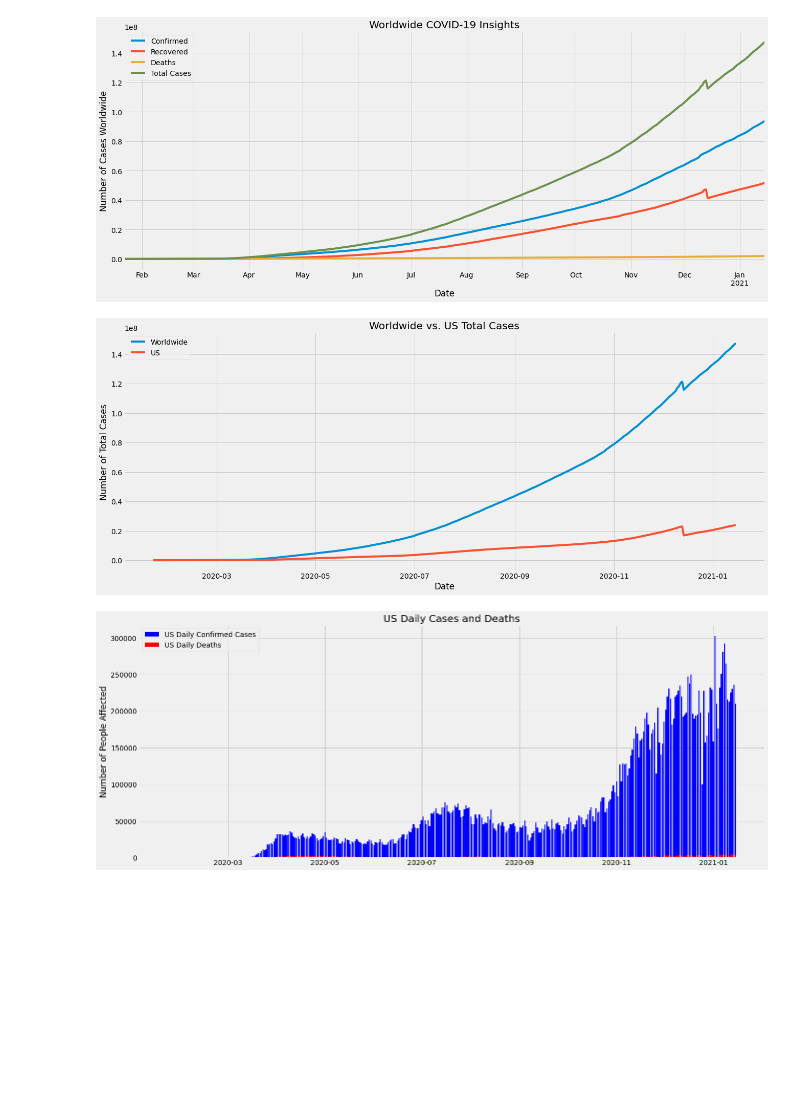
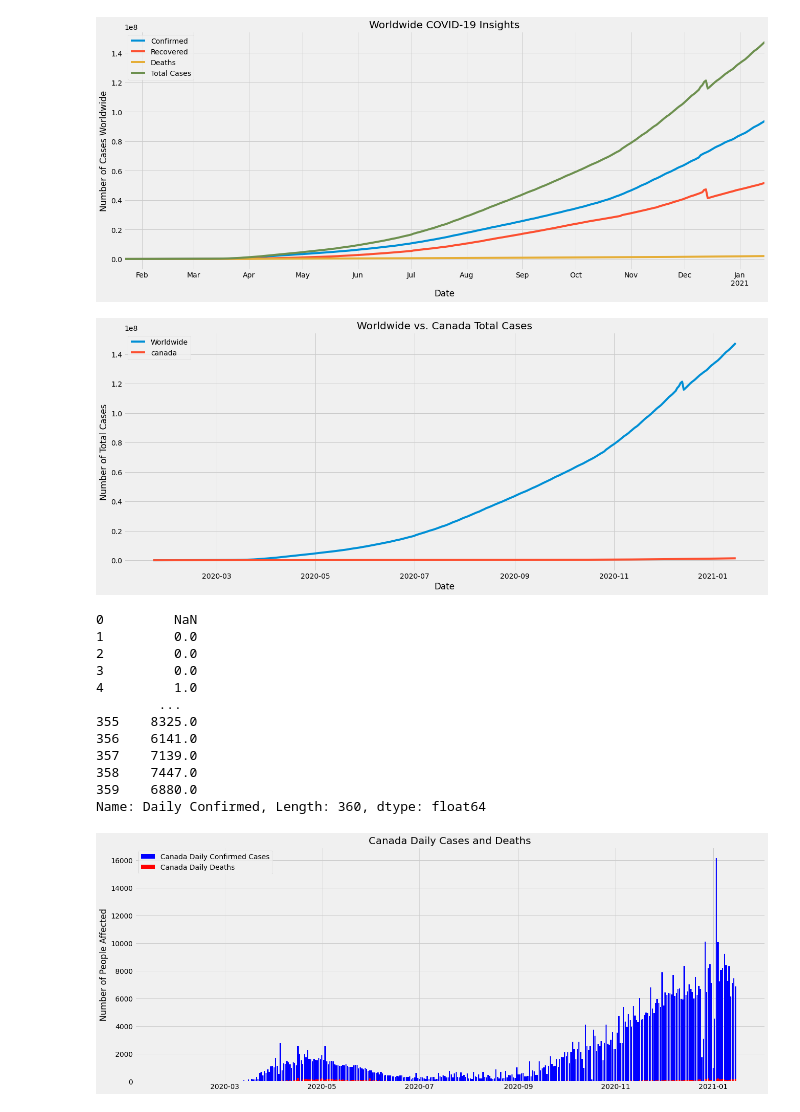
Before and after one commit to NathanHannon/python_covid_visualization, a Jupyter notebook: covid-19_visualization.ipynb, the cells around one changed output. Cells and saved outputs as stored; diff of their text form; code cells hidden in the pictures; blank space fills up the shorter version.

Commit message:
Reverted to only reporting one country due to graph errors

```diff
--- a/covid-19_visualization.ipynb
+++ b/covid-19_visualization.ipynb
@@ -21,40 +21,53 @@ plt.show()
 # %% [output]
 [figure]
 # %%
-country = input('Enter the name of a country (for america enter "US")')
+# country = input('Enter the name of a country (for america enter "US")')
 
-country_df = df[df['Country']==f'{country}'].groupby(['Date']).sum()
+ca_df = df[df['Country']==f'Canada'].groupby(['Date']).sum()
 
 fig = plt.figure(figsize=(20,8))
 ax = fig.add_subplot(111)
 
 ax.plot(worldwide_df[['Total Cases']], label='Worldwide')
-ax.plot(country_df[['Total Cases']], label=f'{country}')
+ax.plot(ca_df[['Total Cases']], label=f'canada')
 ax.set_xlabel('Date')
 ax.set_ylabel('Number of Total Cases')
-ax.title.set_text(f'Worldwide vs. {country} Total Cases')
+ax.title.set_text(f'Worldwide vs. Canada Total Cases')
 
 plt.legend(loc='upper left')
 plt.show()
 # %% [output]
-[figure, old version]
+[figure, new version]
 # %%
-# Daily Cases and Deaths
-country_df = country_df.reset_index()
-country_df['Daily Confirmed'] = country_df['Confirmed'].sub(country_df['Confirmed'].shift())
-country_df['Daily Deaths'] = country_df['Deaths'].sub(country_df['Deaths'].shift())
+# Canada Daily Cases and Deaths
+ca_df = ca_df.reset_index()
+ca_df['Daily Confirmed'] = ca_df['Confirmed'].sub(ca_df['Confirmed'].shift())
+ca_df['Daily Deaths'] = ca_df['Deaths'].sub(ca_df['Deaths'].shift())
 
 fig = plt.figure(figsize=(20,8))
 ax = fig.add_subplot(111)
 
-ax.bar(country_df['Date'], country_df['Daily Confirmed'], color='b', label=f'{country} Daily Confirmed Cases')
-ax.bar(country_df['Date'], country_df['Daily Deaths'], color='r', label=f'{country} Daily Deaths')
+ax.bar(ca_df['Date'], ca_df['Daily Confirmed'], color='b', label=f'Canada Daily Confirmed Cases')
+print(ca_df['Daily Confirmed'])
+ax.bar(ca_df['Date'], ca_df['Daily Deaths'], color='r', label=f'Canada Daily Deaths')
 ax.set_ylabel('Number of People Affected')
-ax.title.set_text(f'{country} Daily Cases and Deaths')
+ax.title.set_text(f'Canada Daily Cases and Deaths')
 
 plt.legend(loc='upper left')
 plt.show()
 # %% [output]
+0         NaN
+1         0.0
+2         0.0
+3         0.0
+4         1.0
+        ...
+355    8325.0
+356    6141.0
+357    7139.0
+358    7447.0
+359    6880.0
+Name: Daily Confirmed, Length: 360, dtype: float64
-[figure, old version]
+[figure, new version]
 # %%
 from datetime import date, timedelta
```
